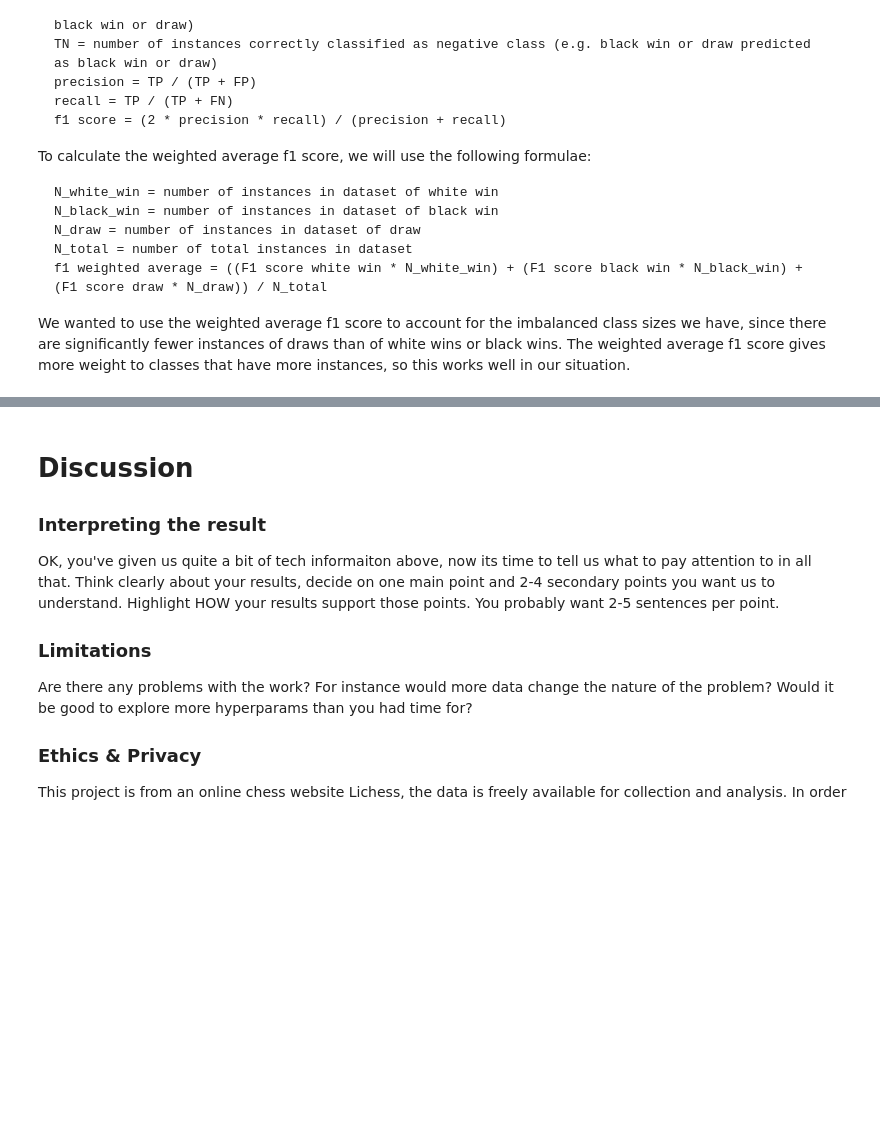
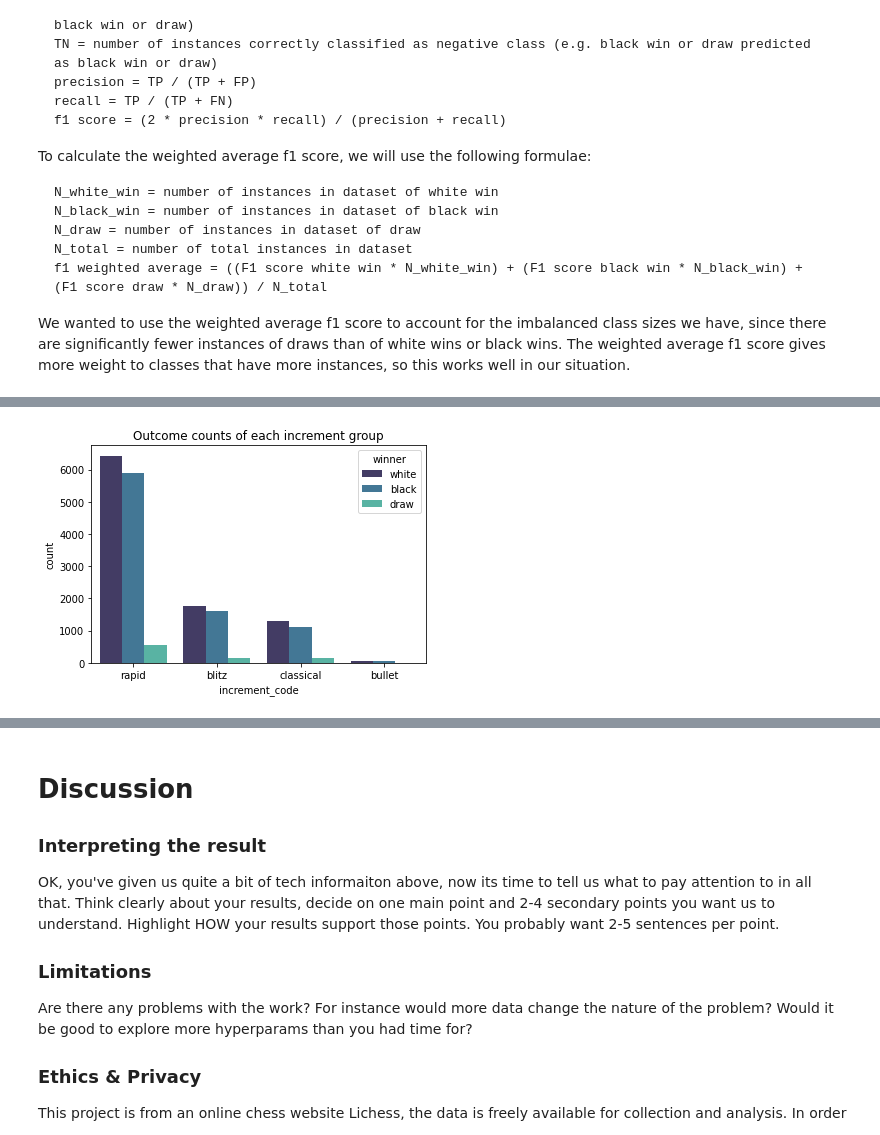
Before and after one commit to kalampark/Lichess-analysis-and-winner-prediction, a Jupyter notebook: FinalProjectGroup037-Wi23.ipynb, the cells around one changed output, grey strips where cells are left out. Drawn from its saved outputs; the diff is of its cells as text; code cells hidden in the pictures; blank space fills up the shorter version.

```diff
--- a/FinalProjectGroup037-Wi23.ipynb
+++ b/FinalProjectGroup037-Wi23.ipynb
@@ -420,0 +450,6 @@ Maybe you do model selection again, but using a different kind of metric than be
+# %%
+ax = sns.countplot(data=df, x='increment_code', hue=df['winner'].map(labels), palette='mako')
+ax.set(title='Outcome counts of each increment group')
+plt.show()
+# %% [output]
+[figure, added]
```
Also changed, not shown: parts of 26 cells of this notebook.
